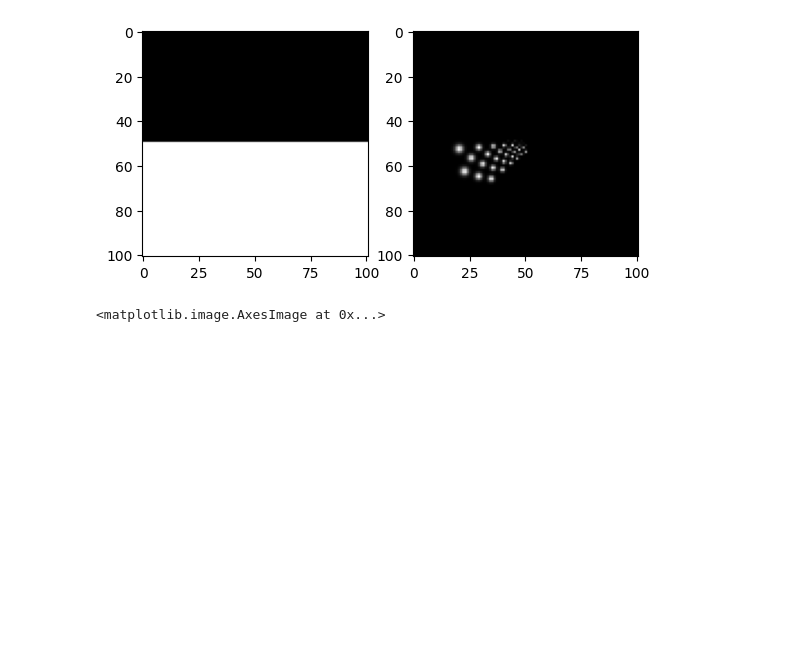
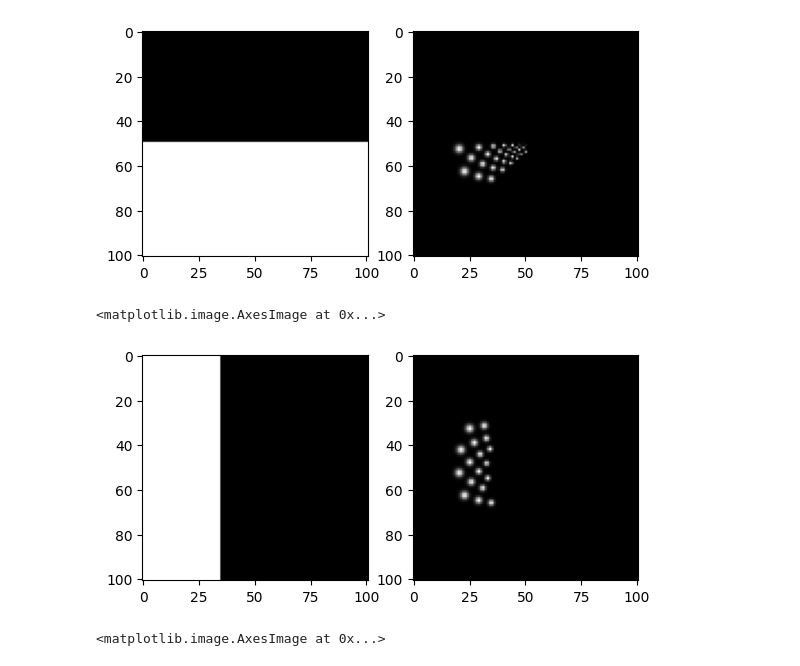
Before and after one commit to jgranley/pulse2percept, a Jupyter notebook: torchCortex.ipynb, the cells around one changed output. Cells and saved outputs as stored; diff of their text form; code cells hidden in the pictures; blank space fills up the shorter version.

Commit message:
update to not use grid select

```diff
--- a/torchCortex.ipynb
+++ b/torchCortex.ipynb
@@ -125,13 +126,24 @@ class TorchNaiveEncoder(nn.Module):
         ex, ey : (n_elecs) shaped tensors with x and y locations of each electrode
         """
         ex_dva, ey_dva = self.v1_to_dva(ex, ey)
-        # normalize to range [-1, 1]
-        ex_dva = ex_dva / (self.xrange[1] - self.xrange[0]) * 2
-        ey_dva = ey_dva / (self.yrange[1] - self.yrange[0]) * 2
-        # get the pixel values at each electrode
-        grid = torch.stack([ex_dva, ey_dva], dim=-1)[None, None, :, :] # (1, 1, nelecs, 2)
-        inp_frame = frame[None, None, :, :] # (1, 1, H, W)
-        px_brights = torch.nn.functional.grid_sample(inp_frame, grid, padding_mode='border')[..., :]
+
+        # grid_sample
+        # ex_dva = ex_dva / (self.xrange[1] - self.xrange[0]) * 2
+        # ey_dva = ey_dva / (self.yrange[1] - self.yrange[0]) * 2
+        # # get the pixel values at each electrode
+        # grid = torch.stack([ex_dva, ey_dva], dim=-1)[None, None, :, :] # (1, 1, nelecs, 2)
+        # inp_frame = frame[None, None, :, :] # (1, 1, H, W)
+        # px_brights = torch.nn.functional.grid_sample(inp_frame, grid, padding_mode='border')[..., :]
+
+        # convert to dva to index
+        ex_dva = (ex_dva - self.xrange[0]) / self.xystep
+        ey_dva = (ey_dva - self.yrange[0]) / self.xystep
+        ex_dva = torch.round(ex_dva).long()
+        ey_dva = torch.round(ey_dva).long()
+
+        # index_select is faster, but not sure if it is supported by unity.
+        px_brights = torch.stack([frame[idx_y, idx_x] for idx_x, idx_y in zip(ex_dva, ey_dva)])
+        # px_brights = torch.index_select(torch.index_select(frame, 0, ey_dva), 1, ex_dva).diag()
         amps = (px_brights) * (self.amprange[1] - self.amprange[0]) + self.amprange[0] # might give odd results if frame has negatives
         return amps
 
@@ -291,6 +303,17 @@ axes[1].imshow(percept, cmap='gray')
 # %% [output]
 <matplotlib.image.AxesImage at 0x...>
 [figure]
+# %%
+encodermodel = TorchEncoderModel(model, implant, amprange=[0, 1])
+img = torch.ones(model.grid.shape)
+img[:, 35:] = 0
+fig, axes = plt.subplots(1, 2)
+axes[0].imshow(img, cmap='gray', vmin=0)
+percept = encodermodel(img)
+axes[1].imshow(percept, cmap='gray')
+# %% [output]
+<matplotlib.image.AxesImage at 0x...>
+[figure, added]
 # %%
 encodermodel = TorchEncoderModel(model, implant, amprange=[0, 1])
 img = torch.tensor(torch.meshgrid(torch.arange(0, 101), torch.arange(0, 101))[0], dtype=torch.float32)
```
Also changed, not shown: parts of 6 cells of this notebook.
